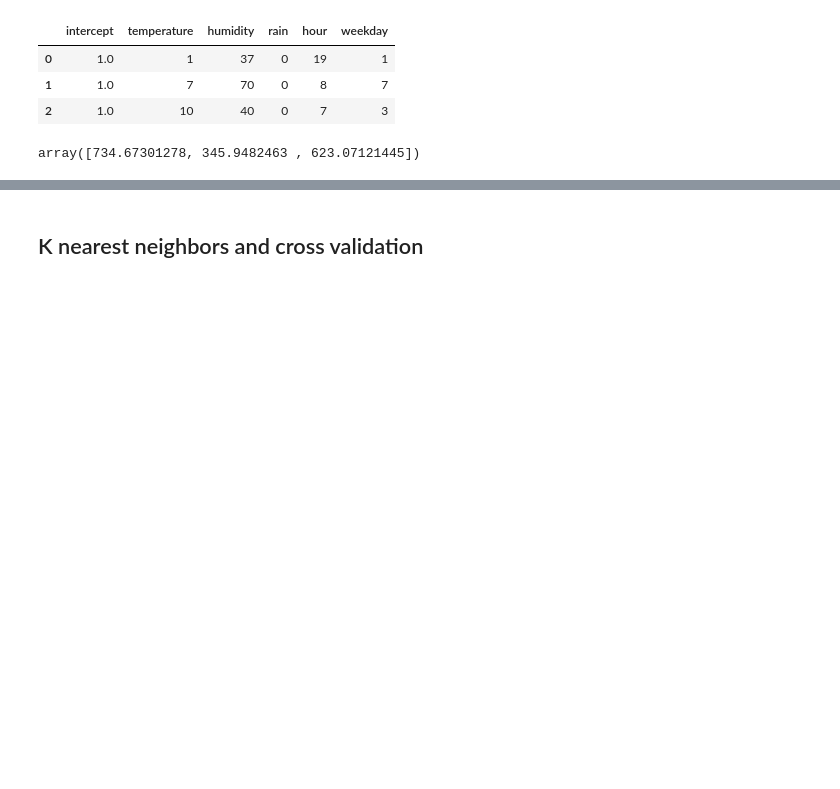
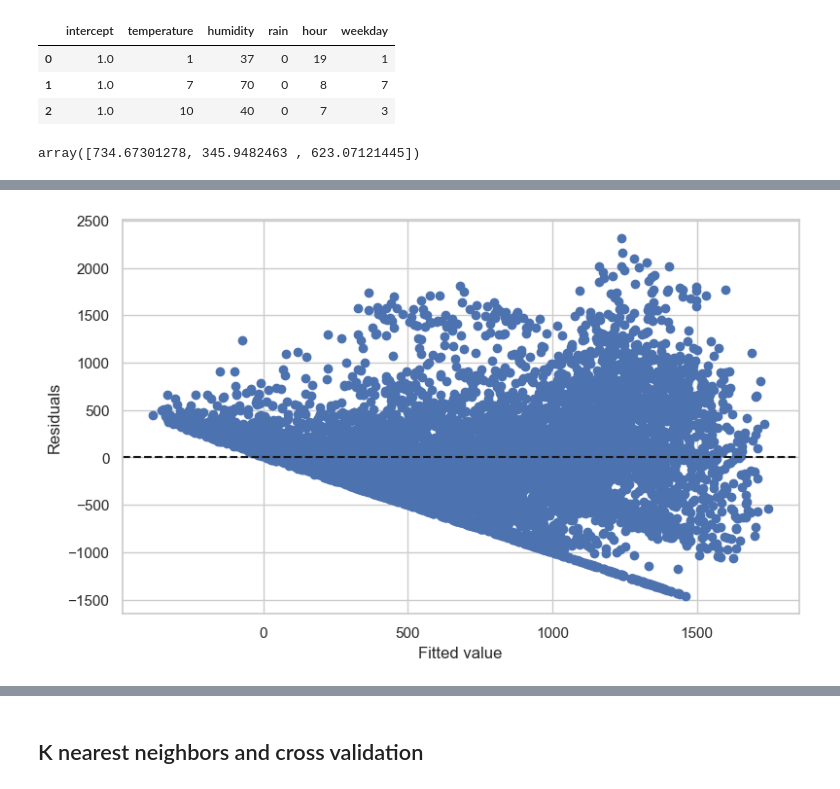
Before and after one commit to sali-gitub/DataScienceProject, a Jupyter notebook: semester_project_REG_SALI.ipynb, the cells around one changed output, grey strips where cells are left out. Drawn from its saved outputs; the diff is of its cells as text; code cells hidden in the pictures; blank space fills up the shorter version.

```diff
--- a/semester_project_REG_SALI.ipynb
+++ b/semester_project_REG_SALI.ipynb
@@ -761,0 +579,17 @@ results_6 = LinearRegression().fit(X_train, y_train)
+# %%
+# MODEL 3 (5 significant variables)
+data_3 = df.columns.drop(['rented_bike_count', 'date', 'wind_speed', 'rainfall', 'snowfall', 'holiday', 'day', 'month', 'weekday',
+                          'visibility', 'dew_point_temperature', 'year'])
+X_3 = MS(data_3).fit_transform(df)
+y_3 = pd.DataFrame({'rented_bike_count': df['rented_bike_count']})
+model_3 = sm.OLS(y_3, X_3)
+results_3 = model_3.fit()
+# results_3.summary(model_3)
+print('Results model 3 (5 significant variables)')
+print('R-squared:', results_3.rsquared.round(4))
+print('Adj. R-squared:', results_3.rsquared_adj.round(4))
+print('F-statistic:', results_3.fvalue.round(4))
+print('AIC:', results_3.aic.round(4))
+print('----------------------------------')
+print('Values for all variables:')
+print(results_3.pvalues.round(4))
@@ -761,0 +611,9 @@ results_6 = LinearRegression().fit(X_train, y_train)
+# %%
+# Visualization of the residuals against the estimated values (fitted values) of a regression analysis
+plot_3 = subplots(figsize=(8,5))[1]
+plot_3.scatter(results_3.fittedvalues, results_3.resid)  # Creates the scatterplot
+plot_3.set_xlabel('Fitted value')
+plot_3.set_ylabel('Residuals')
+plot_3.axhline(0, c='k', ls='--');
+# %% [output]
+[figure, added]
```
Also changed, not shown: parts of 68 cells of this notebook.
